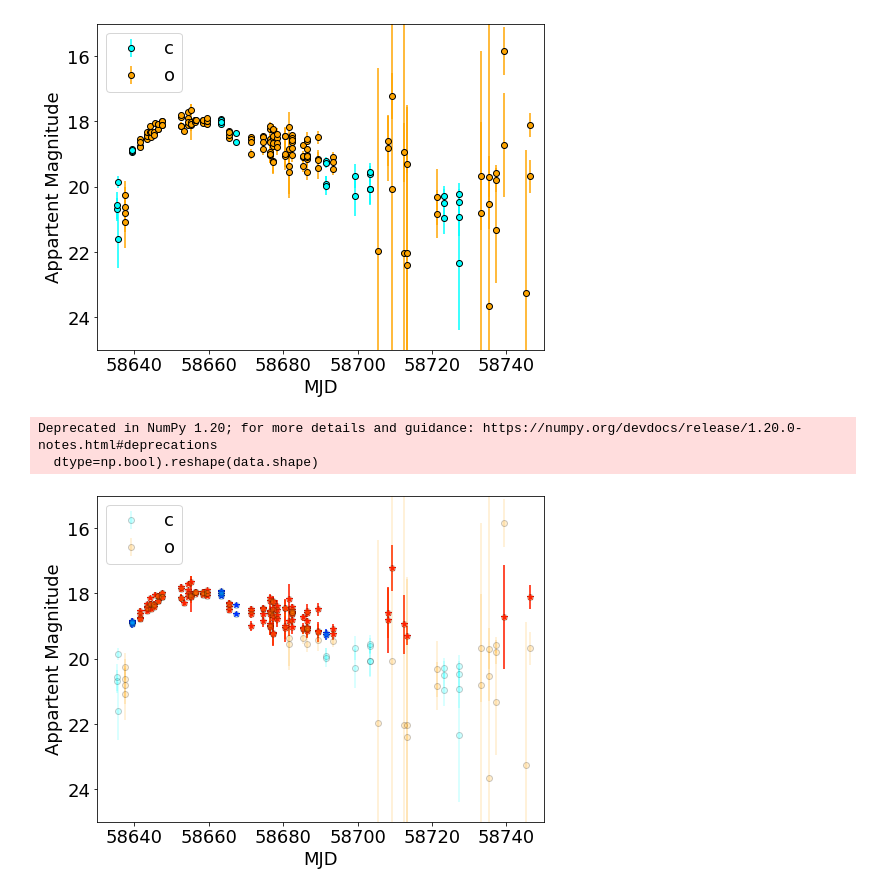
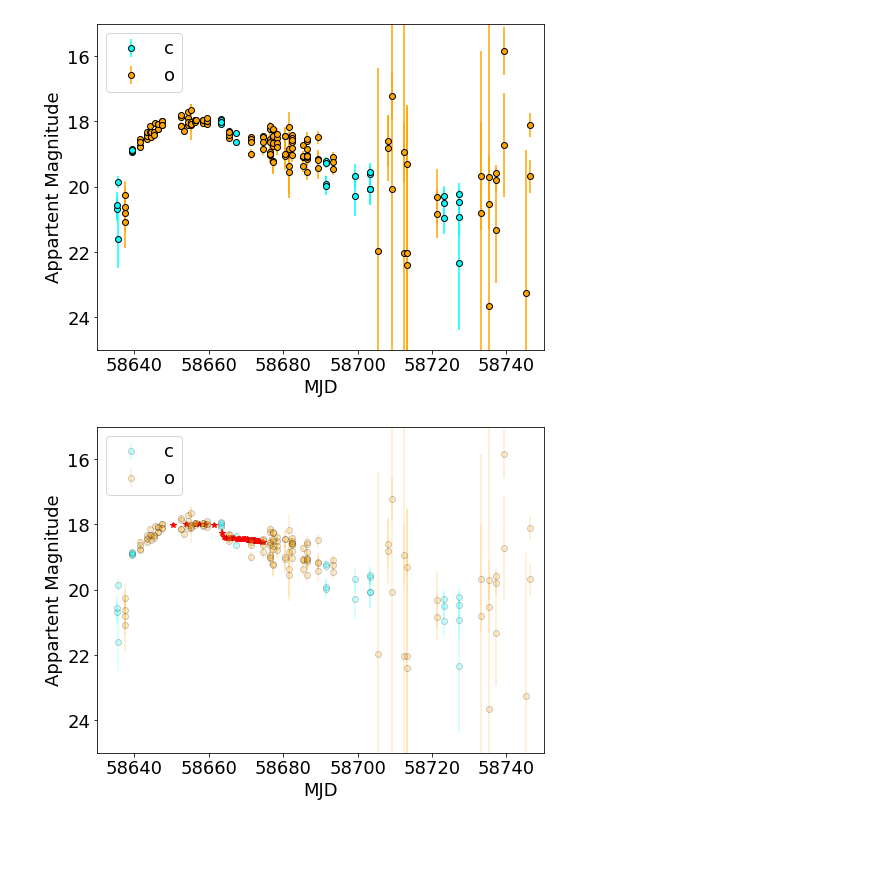
Before and after one commit to temuller/atlas_object, a Jupyter notebook: atlas_object.ipynb, the cells around one changed output. Cells and saved outputs as stored; diff of their text form; code cells hidden in the pictures; blank space fills up the shorter version.

```diff
--- a/atlas_object.ipynb
+++ b/atlas_object.ipynb
@@ -319,10 +318,8 @@ obj.plot_lcs()
 # %% [output]
 [figure]
 # %%
-#obj.rolling(10)
-obj.sigma_clip(3)
+obj.rolling(10)
+#obj.sigma_clip(3)
 obj.plot_lcs()
 # %% [output]
-Deprecated in NumPy 1.20; for more details and guidance: https://numpy.org/devdocs/release/1.20.0-notes.html#deprecations
-  dtype=np.bool).reshape(data.shape)
-[figure, old version]
+[figure, new version]
```
Also changed, not shown: parts of 1 cell of this notebook.
